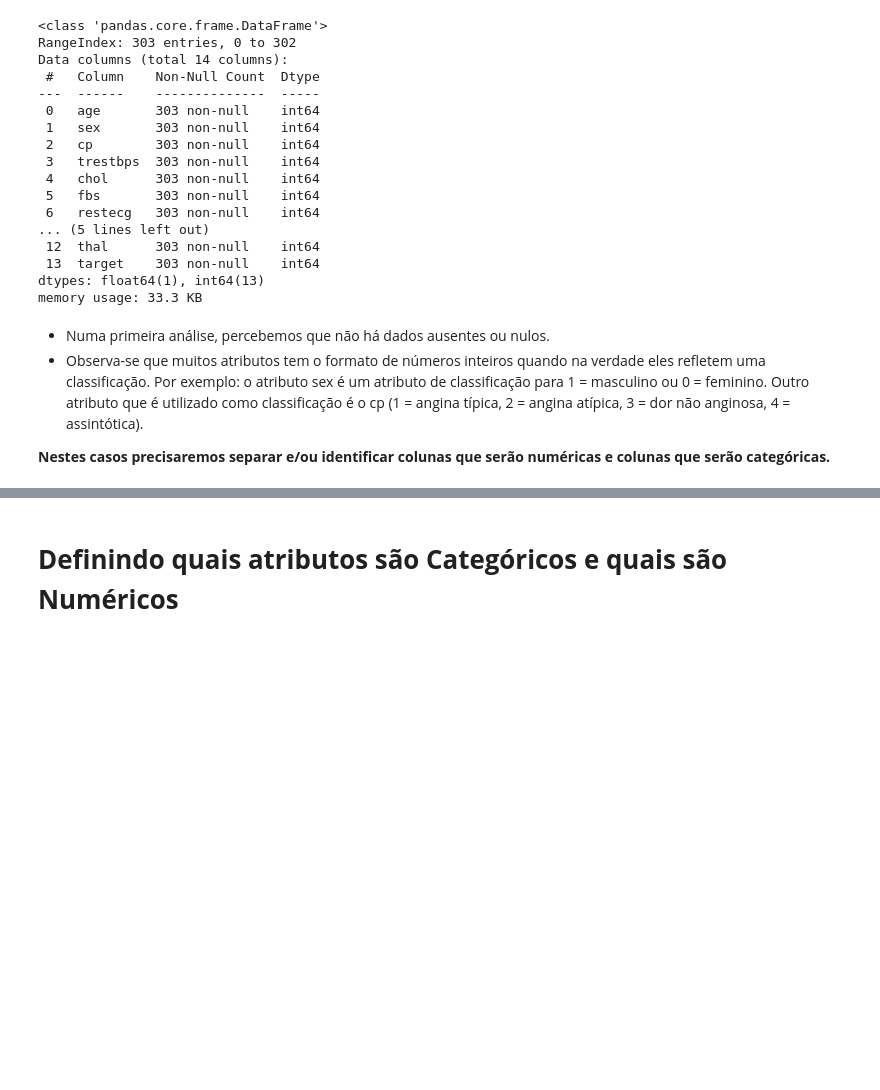
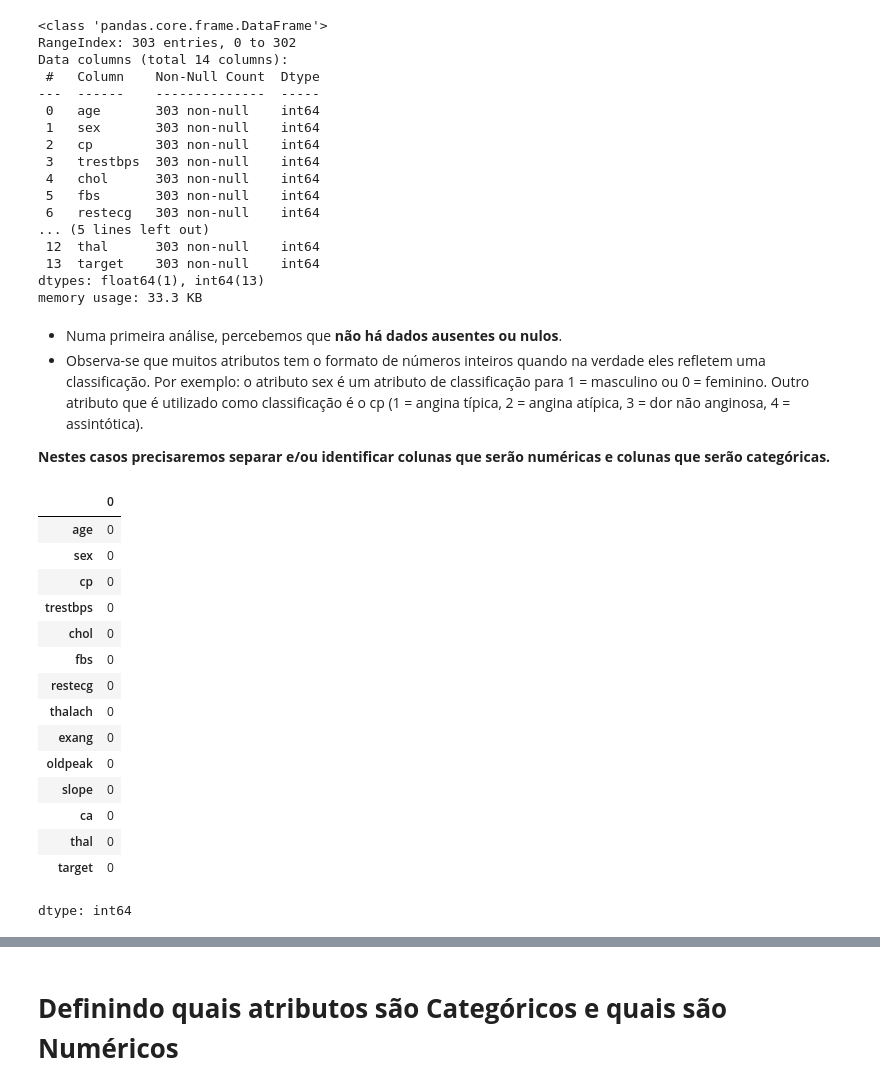
Before and after one commit to profandersonvanin01/doencas_coracao, a Jupyter notebook: Exemplo_Analise_Dados.ipynb, the cells around one changed output, grey strips where cells are left out. Drawn from its saved outputs; the diff is of its cells as text; code cells hidden in the pictures; blank space fills up the shorter version.

```diff
--- a/Exemplo_Analise_Dados.ipynb
+++ b/Exemplo_Analise_Dados.ipynb
@@ -98,7 +98,29 @@ Data columns (total 14 columns):
 dtypes: float64(1), int64(13)
 memory usage: 33.3 KB
 # %% [markdown]
-- Numa primeira análise, percebemos que não há dados ausentes ou nulos.
+- Numa primeira análise, percebemos que **não há dados ausentes ou nulos**.
 - Observa-se que muitos atributos tem o formato de números inteiros quando na verdade eles refletem uma classificação. Por exemplo: o atributo sex é um atributo de classificação para 1 = masculino ou 0 = feminino. Outro atributo que é utilizado como classificação é o cp (1 = angina típica, 2 = angina atípica, 3 = dor não anginosa, 4 = assintótica).
 
 **Nestes casos precisaremos separar e/ou identificar colunas que serão numéricas e colunas que serão categóricas.**
+# %%
+# Valores NaN
+# A função isna() retorna um valor booleano True se o valor for NaN e False caso contrário.
+# A função sum() retorna a soma dos valores True, que é igual ao número de valores NaN na coluna
+bd.isna().sum()
+# %% [output]
+|  | 0 |
+| age | 0 |
+| sex | 0 |
+| cp | 0 |
+| trestbps | 0 |
+| chol | 0 |
+| fbs | 0 |
+| restecg | 0 |
+| thalach | 0 |
+| exang | 0 |
+| oldpeak | 0 |
+| slope | 0 |
+| ca | 0 |
+| thal | 0 |
+| target | 0 |
+dtype: int64
```
Also changed, not shown: parts of 7 cells of this notebook.
